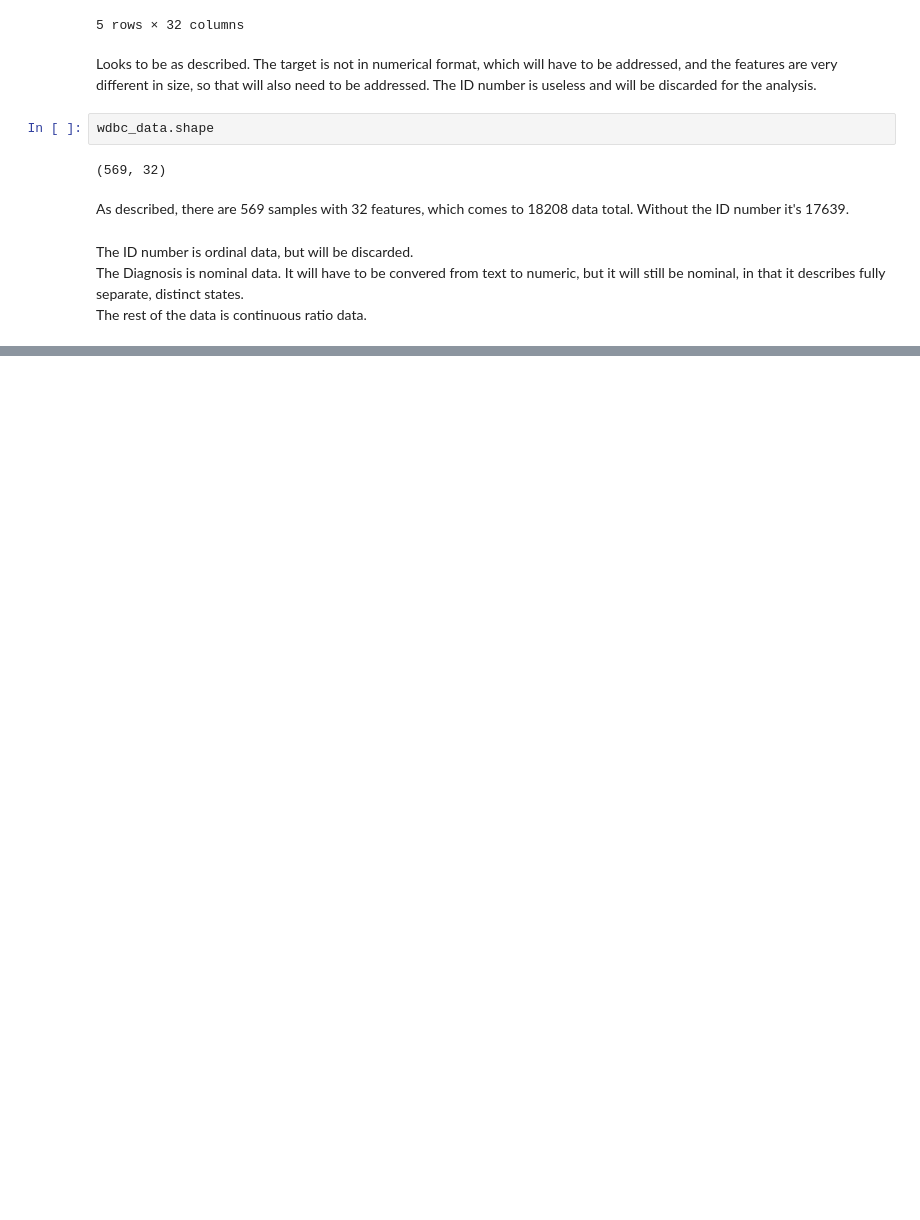
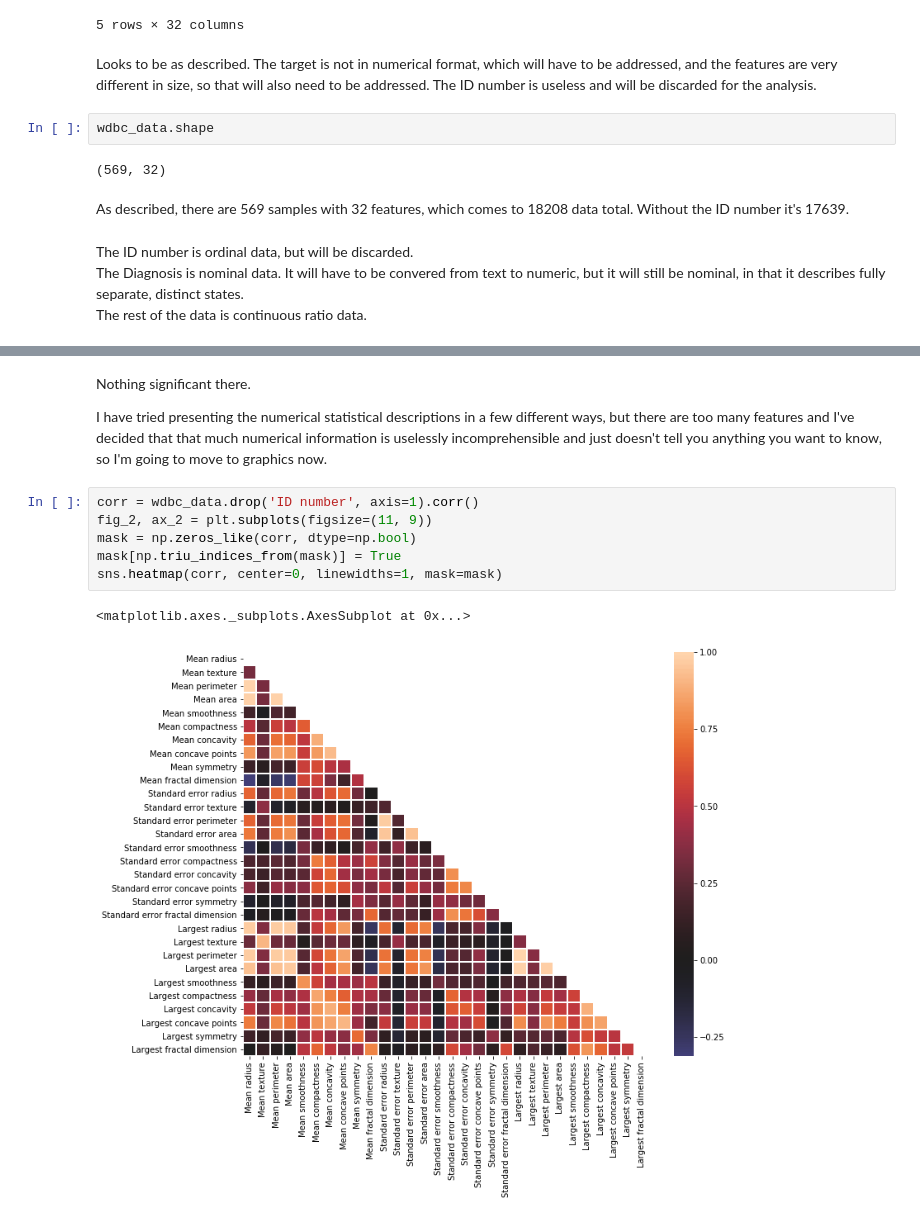
Before and after one commit to chorhatarahuduketuri/Breast-cancer-wisconsin, a Jupyter notebook: code/Breast Cancer Wisconsin EDA.ipynb, the cells around one changed output, grey strips where cells are left out. Saved outputs shown, nothing was run; the diff lists cells and outputs as text; blank space fills up the shorter version.

```diff
--- a/code/Breast Cancer Wisconsin EDA.ipynb
+++ b/code/Breast Cancer Wisconsin EDA.ipynb
@@ -121,0 +194,13 @@ The rest of the data is continuous ratio data.
+# %% [markdown]
+Nothing significant there.
+
+I have tried presenting the numerical statistical descriptions in a few different ways, but there are too many features and I've decided that that much numerical information is uselessly incomprehensible and just doesn't tell you anything you want to know, so I'm going to move to graphics now.
+# %%
+corr = wdbc_data.drop('ID number', axis=1).corr()
+fig_2, ax_2 = plt.subplots(figsize=(11, 9))
+mask = np.zeros_like(corr, dtype=np.bool)
+mask[np.triu_indices_from(mask)] = True
+sns.heatmap(corr, center=0, linewidths=1, mask=mask)
+# %% [output]
+<matplotlib.axes._subplots.AxesSubplot at 0x...>
+[figure, added]
```
Also changed, not shown: parts of 16 cells of this notebook, 1 other file.
